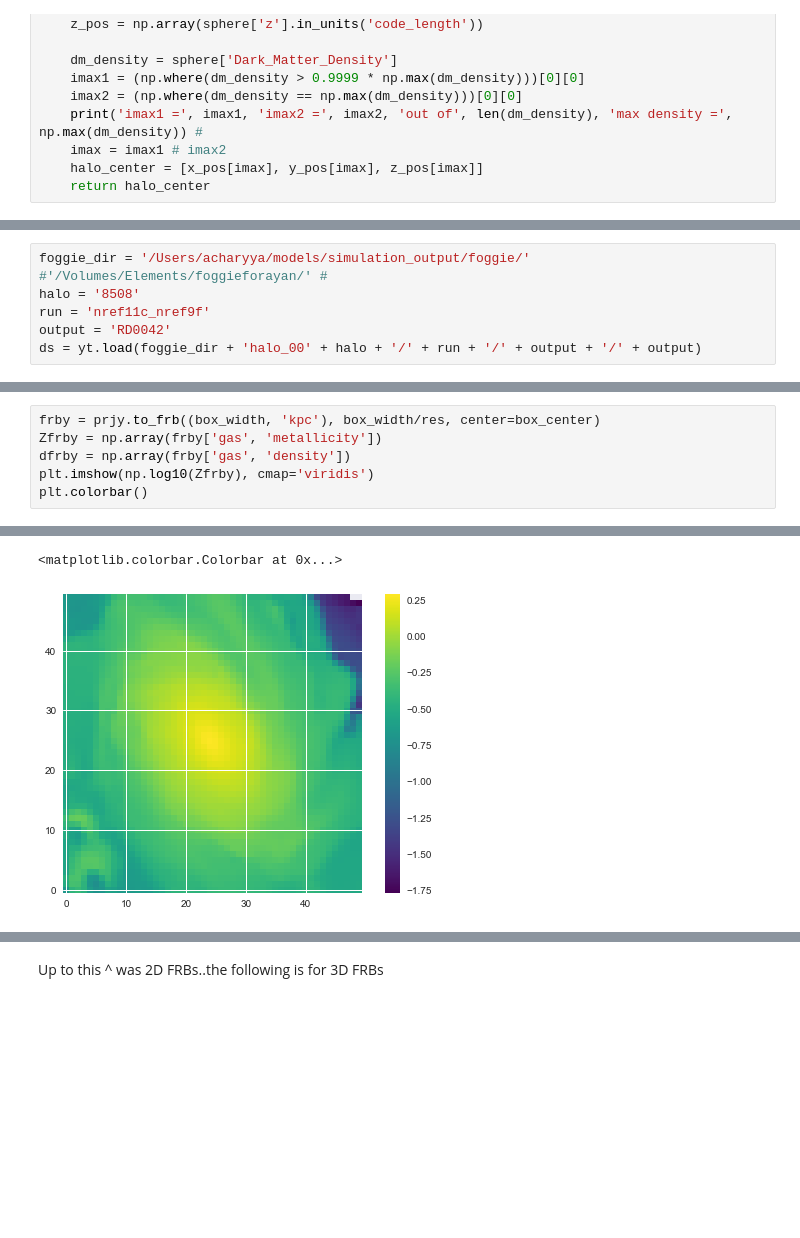
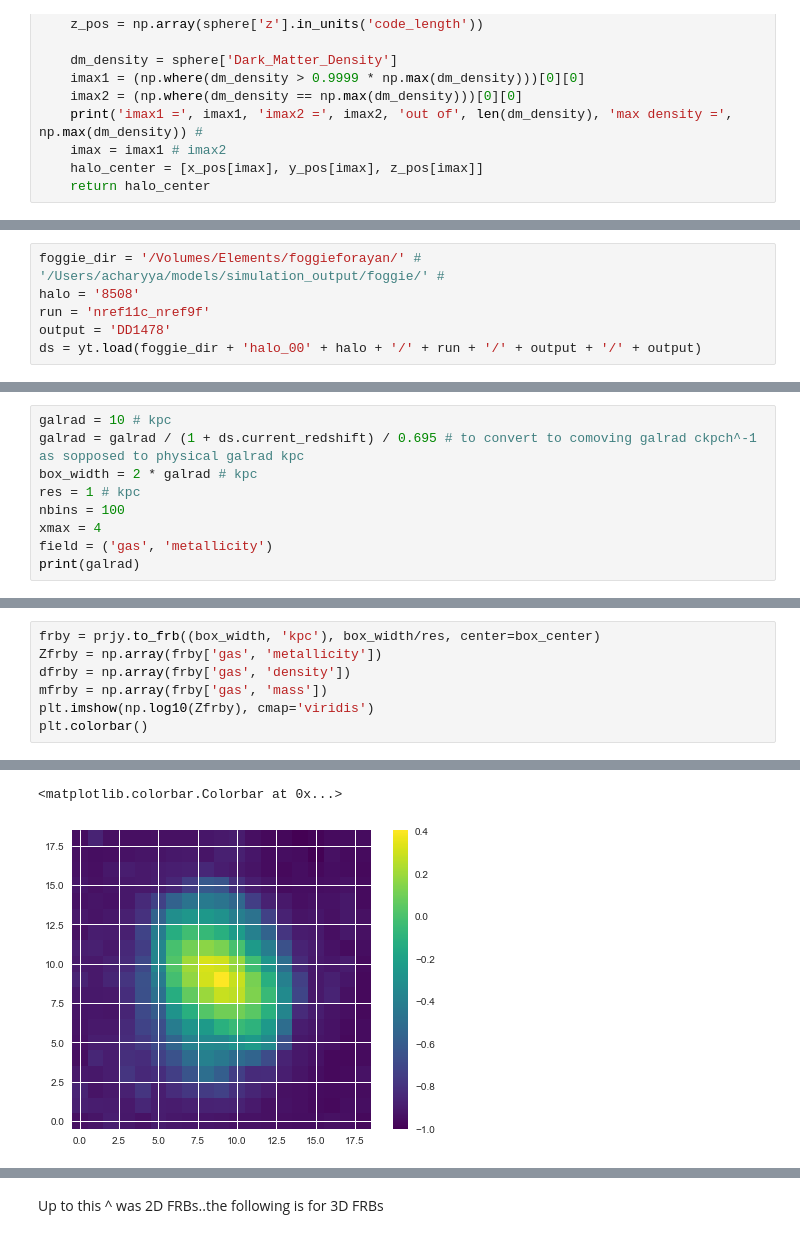
Before and after one commit to foggie-sims/foggie, a Jupyter notebook: foggie/ayan_acharyya_codes/Zscatter_tests.ipynb, the cells around one changed output, grey strips where cells are left out. Cells and saved outputs as stored; diff of their text form; blank space fills up the shorter version.

```diff
--- a/foggie/ayan_acharyya_codes/Zscatter_tests.ipynb
+++ b/foggie/ayan_acharyya_codes/Zscatter_tests.ipynb
@@ -25,7 +22,7 @@ field = ('gas', 'metallicity')
 # %%
-foggie_dir = '/Users/acharyya/models/simulation_output/foggie/' #'/Volumes/Elements/foggieforayan/' #
+foggie_dir = '/Volumes/Elements/foggieforayan/' # '/Users/acharyya/models/simulation_output/foggie/' #
 halo = '8508'
 run = 'nref11c_nref9f'
-output = 'RD0042'
+output = 'DD1478'
 ds = yt.load(foggie_dir + 'halo_00' + halo + '/' + run + '/' + output + '/' + output)
 # %% [output]
@@ -41,0 +39,9 @@ yt : [INFO     ] 2022-08-03 16:41:28,185 Parameters: hubble_constant           =
+# %%
+galrad = 10 # kpc
+galrad = galrad / (1 + ds.current_redshift) / 0.695 # to convert to comoving galrad ckpch^-1 as sopposed to physical galrad kpc
+box_width = 2 * galrad # kpc
+res = 1 # kpc
+nbins = 100
+xmax = 4
+field = ('gas', 'metallicity')
+print(galrad)
@@ -121,6 +134,7 @@ yt : [INFO     ] 2022-08-03 16:42:55,536 Making a fixed resolution buffer of (('
 frby = prjy.to_frb((box_width, 'kpc'), box_width/res, center=box_center)
 Zfrby = np.array(frby['gas', 'metallicity'])
 dfrby = np.array(frby['gas', 'density'])
+mfrby = np.array(frby['gas', 'mass'])
 plt.imshow(np.log10(Zfrby), cmap='viridis')
 plt.colorbar()
 # %% [output]
@@ -129,5 +146,5 @@ yt : [INFO     ] 2022-08-03 18:26:41,839 Making a fixed resolution buffer of (('
 <matplotlib.colorbar.Colorbar at 0x...>
-[figure, old version]
+[figure, new version]
 # %%
 prjz = ds.proj(('gas', 'metallicity'), 'z', center=box_center, data_source=box, weight_field=('gas', 'density'))
 p = prjz.plot()
```
Also changed, not shown: parts of 28 cells of this notebook, 3 other files.
